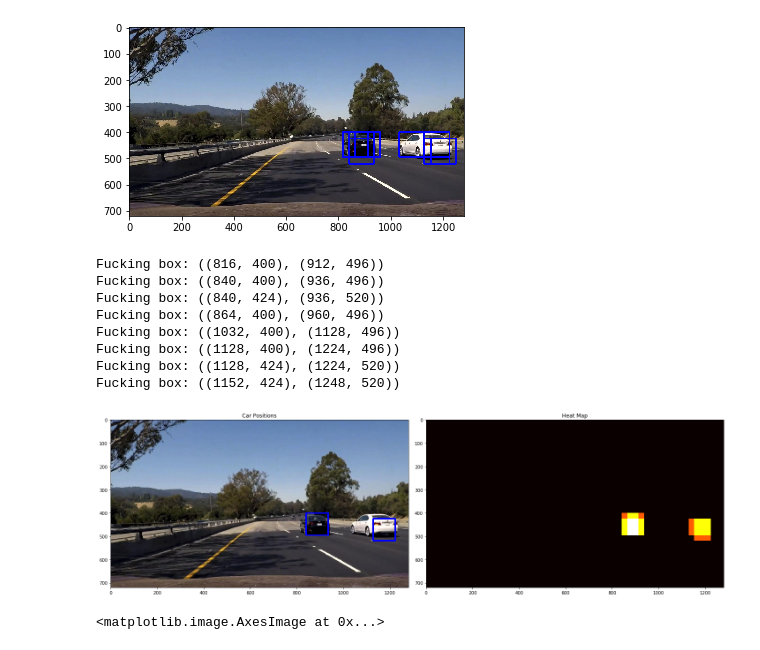
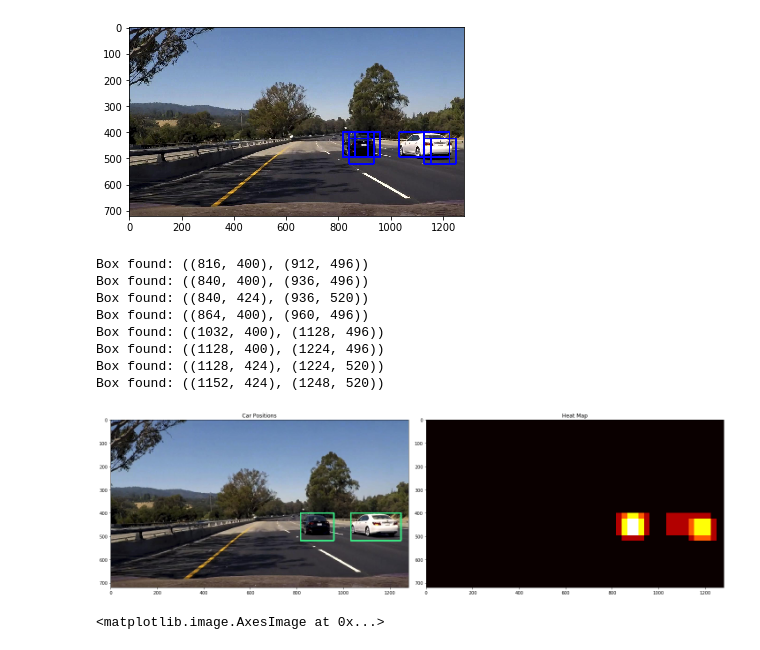
Before and after one commit to carlosbkm/CarND-Vehicle-Detection, a Jupyter notebook: project.ipynb, the cells around one changed output. Drawn from its saved outputs; the diff is of its cells as text; code cells hidden in the pictures.

```diff
--- a/project.ipynb
+++ b/project.ipynb
@@ -348,7 +350,7 @@ Image shape (720, 1280, 3)
 ystart = 400
 ystop = 656
 scale = 1.5
-box_list, bbox_printed = find_cars(bbox_image, ystart, ystop, scale, svc, X_scaler, orient, pix_per_cell, cell_per_block, spatial_size, hist_bins)
+box_list, bbox_printed = find_cars(bbox_image, ystart, ystop, scale, svc, scaler, orient, pix_per_cell, cell_per_block, spatial_size, hist_bins)
 print("boxes found:", box_list)
 plt.imshow(bbox_printed)
 with open('bbox_pickle.p', mode='wb') as f:
@@ -357,8 +359,6 @@ with open('bbox_pickle.p', mode='wb') as f:
 boxes found: [((816, 400), (912, 496)), ((840, 400), (936, 496)), ((840, 424), (936, 520)), ((864, 400), (960, 496)), ((1032, 400), (1128, 496)), ((1128, 400), (1224, 496)), ((1128, 424), (1224, 520)) ...
 [figure]
 # %%
-from skimage import img_as_ubyte
-
 class Heatmap():
     def __init__(self, cmap = 'jet', size = (720,1280)):
         self.size = size
@@ -371,7 +371,7 @@ class Heatmap():
             # Add += 1 for all pixels inside each bbox
             # Assuming each "box" takes the form ((x1, y1), (x2, y2))
             if len(box) > 0:
-                print("Fucking box:", box)
+                #print("Box found:", box)
                 self.heatmap[box[0][1]:box[1][1], box[0][0]:box[1][0]] += 1
             else:
                 print("Box is empty")
@@ -388,6 +388,7 @@ class Heatmap():
         self.heatmap = np.clip(self.heatmap, 0, 255)
 
 def draw_labeled_bboxes(img, labels):
+    stroke_color = (59, 226, 130)
     # Iterate through all detected cars
     for car_number in range(1, labels[1]+1):
         # Find pixels with each car_number label value
@@ -398,36 +399,35 @@ def draw_labeled_bboxes(img, labels):
         # Define a bounding box based on min/max x and y
         bbox = ((np.min(nonzerox), np.min(nonzeroy)), (np.max(nonzerox), np.max(nonzeroy)))
         # Draw the box on the image
-        cv2.rectangle(img, bbox[0], bbox[1], (0,0,255), 6)
+        cv2.rectangle(img, bbox[0], bbox[1], stroke_color, 6)
     # Return the image
     return img
 # %%
-from scipy.ndimage.measurements import label
 stored_bboxes = pickle.load(open("bbox_pickle.p", "rb"))["box_list"]
 
 heat = Heatmap()
 heat.add_heat(box_list)
-heat.apply_threshold(1)
+#heat.apply_threshold(1)
 heat.clip()
 labels = label(heat.heatmap)
 draw_img = draw_labeled_bboxes(np.copy(bbox_image), labels)
 
 fig = plt.figure(figsize=(20,40))
 plt.subplot(121)
 plt.imshow(draw_img)
 plt.title('Car Positions')
 plt.subplot(122)
 plt.imshow(heat.heatmap, cmap='hot')
 plt.title('Heat Map')
 fig.tight_layout()
 # %% [output]
-Fucking box: ((816, 400), (912, 496))
-Fucking box: ((840, 400), (936, 496))
-Fucking box: ((840, 424), (936, 520))
-Fucking box: ((864, 400), (960, 496))
-Fucking box: ((1032, 400), (1128, 496))
-Fucking box: ((1128, 400), (1224, 496))
-Fucking box: ((1128, 424), (1224, 520))
-Fucking box: ((1152, 424), (1248, 520))
+Box found: ((816, 400), (912, 496))
+Box found: ((840, 400), (936, 496))
+Box found: ((840, 424), (936, 520))
+Box found: ((864, 400), (960, 496))
+Box found: ((1032, 400), (1128, 496))
+Box found: ((1128, 400), (1224, 496))
+Box found: ((1128, 424), (1224, 520))
+Box found: ((1152, 424), (1248, 520))
-[figure, old version]
+[figure, new version]
 # %%
```
Also changed, not shown: parts of 9 cells of this notebook.
